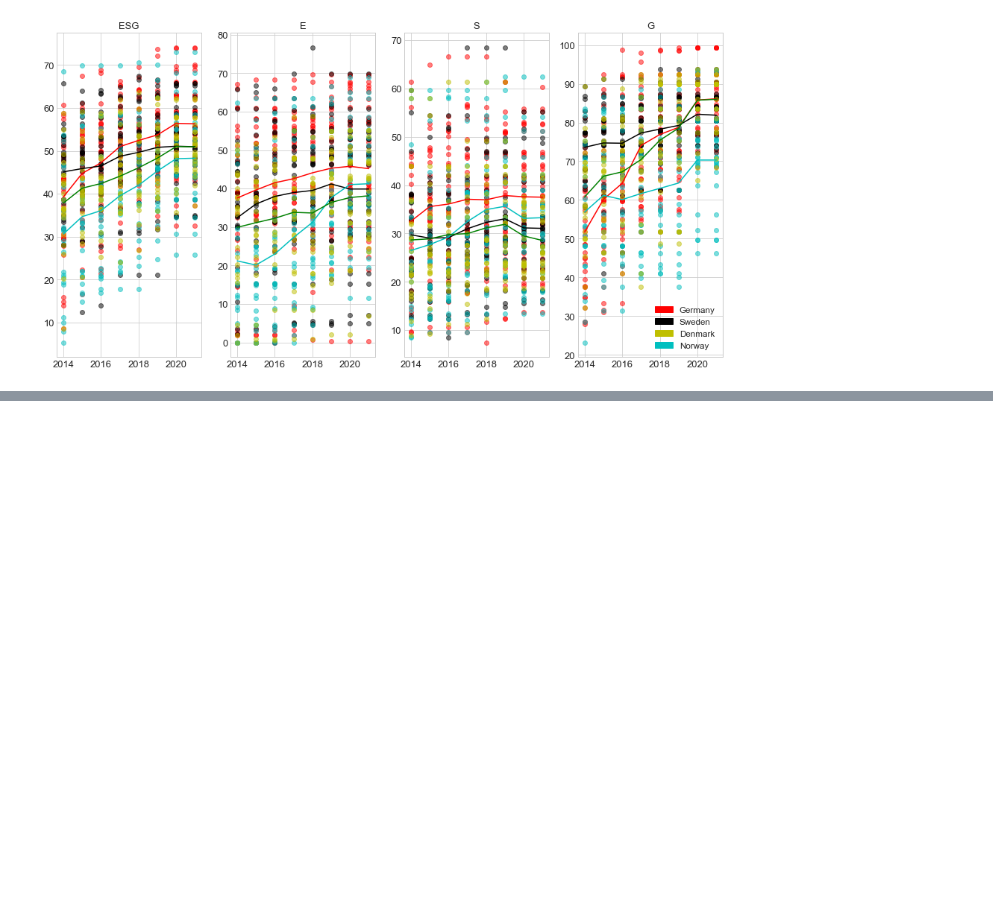
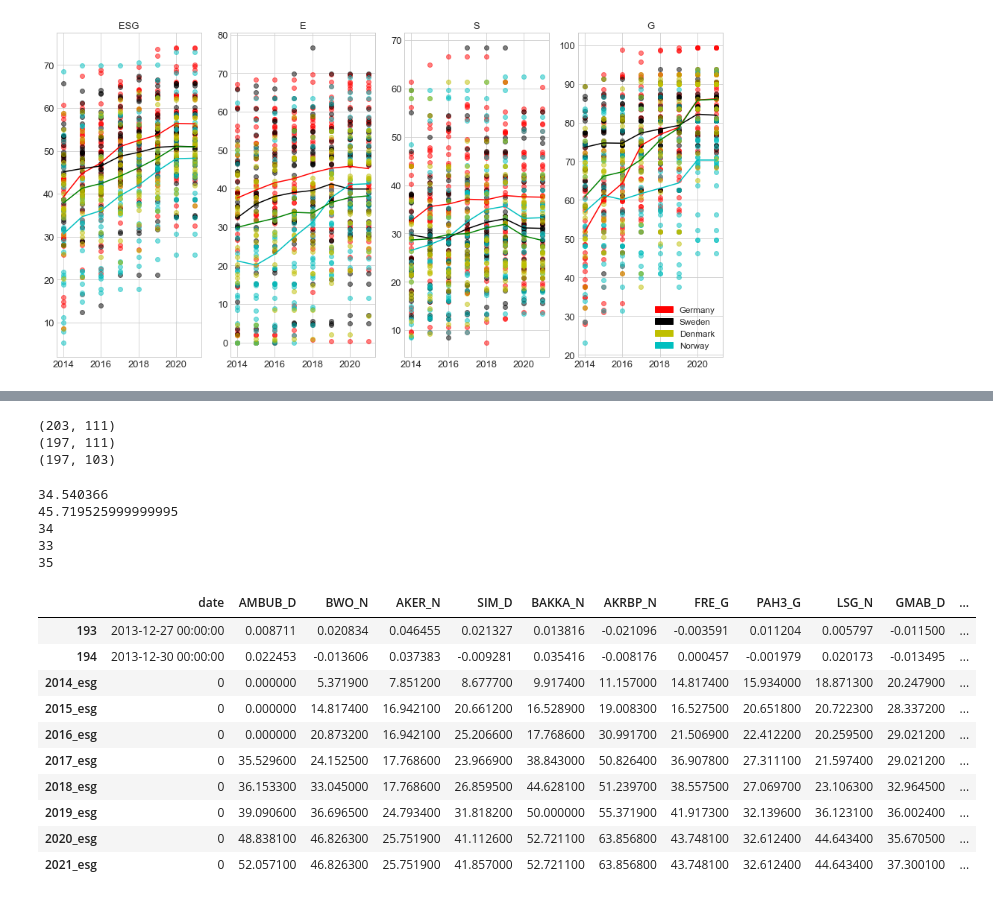
Before and after one commit to KamilPan/PS, a Jupyter notebook: ACF /ACF.ipynb, the cells around one changed output, grey strips where cells are left out. Saved outputs shown, nothing was run; the diff lists cells and outputs as text; code cells hidden in the pictures; blank space fills up the shorter version.

```diff
--- a/ACF /ACF.ipynb
+++ b/ACF /ACF.ipynb
@@ -230,25 +216,3 @@ esg_esg.columns = esg_esg.columns.str.replace('_ESG', '')
 for i in rt.columns[1:]:
     rt.loc[:,i] = rt.loc[:,i].pct_change(1)
 rt.drop(index=[0], inplace=True)
-# %%
-# I don't want to have any observation for given asset for given year
-# if there are some NaN for that year
-for i in rt.columns:
-    if rt.loc['2013-01-01': '2013-12-31', i].isnull().sum() > 0:
-        rt.loc['2013-01-01': '2013-12-31', i] = float('NaN')
-
-for i in rt.columns:
-    if rt.loc['2014-01-01': '2014-12-31', i].isnull().sum() > 0:
-        rt.loc['2014-01-01': '2014-12-31', i] = float('NaN')
-
-for i in rt.columns:
-    if rt.loc['2015-01-01': '2015-12-31', i].isnull().sum() > 0:
-        rt.loc['2015-01-01': '2015-12-31', i] = float('NaN')
-
-for i in rt.columns:
-    if rt.loc['2016-01-01': '2016-12-31', i].isnull().sum() > 0:
-        rt.loc['2016-01-01': '2016-12-31', i] = float('NaN')
-
-for i in rt.columns:
-    if rt.loc['2017-01-01': '2017-12-31', i].isnull().sum() > 0:
-        rt.loc['2017-01-01': '2017-12-31', i] = float('NaN')
@@ -333,2 +228,49 @@ rtt
 # %%
 #rff = pd.merge(rtt, ff, how='left') #merges two series
+# %%
+filt = (rtt['date'] >= pd.to_datetime('2013-01-01')) & (rtt['date'] <= pd.to_datetime('2013-12-31'))
+thirteen = rtt[filt]
+thirteen = pd.concat([thirteen, esg_esg])
+print(thirteen.shape)
+thirteen = thirteen.replace(0, np.nan)
+thirteen.dropna(how='all', axis='index', thresh=55, inplace=True)
+print(thirteen.shape)
+thirteen.dropna(how='all', axis='columns', thresh=150, inplace=True)
+thirteen = thirteen.replace(np.nan, 0)
+print(thirteen.shape)
+# %% [output]
+(203, 111)
+(197, 111)
+(197, 103)
+# %%
+q_l = thirteen.loc[thirteen.index[-8], 'ADS_G' : 'VWS_D'].quantile(q=0.33)
+q_h = thirteen.loc[thirteen.index[-8], 'ADS_G' : 'VWS_D'].quantile(q=0.66)
+I = (thirteen.loc['2014_esg', 'ADS_G':'VWS_D'] < q_l)
+Ii = (thirteen.loc['2014_esg', 'ADS_G':'VWS_D'] >= q_l) & (thirteen.loc['2014_esg', 'ADS_G':'VWS_D'] < q_h)
+Iii = (thirteen.loc['2014_esg', 'ADS_G':'VWS_D'] > q_h)
+print(q_l)
+print(q_h)
+print(I.sum())
+print(Ii.sum())
+print(Iii.sum())
+# %% [output]
+34.540366
+45.719525999999995
+34
+33
+35
+# %%
+thirteen.sort_values(by = '2014_esg', axis = 1, na_position ='first', inplace=True)
+thirteen.tail(10)
+# %% [output]
+|  | date | AMBUB_D | BWO_N | AKER_N | SIM_D | BAKKA_N | AKRBP_N | FRE_G | PAH3_G | LSG_N | GMAB_D | ... |
+| 193 | 2013-12-27 00:00:00 | 0.008711 | 0.020834 | 0.046455 | 0.021327 | 0.013816 | -0.021096 | -0.003591 | 0.011204 | 0.005797 | -0.011500 | ... |
+| 194 | 2013-12-30 00:00:00 | 0.022453 | -0.013606 | 0.037383 | -0.009281 | 0.035416 | -0.008176 | 0.000457 | -0.001979 | 0.020173 | -0.013495 | ... |
+| 2014_esg | 0 | 0.000000 | 5.371900 | 7.851200 | 8.677700 | 9.917400 | 11.157000 | 14.817400 | 15.934000 | 18.871300 | 20.247900 | ... |
+| 2015_esg | 0 | 0.000000 | 14.817400 | 16.942100 | 20.661200 | 16.528900 | 19.008300 | 16.527500 | 20.651800 | 20.722300 | 28.337200 | ... |
+| 2016_esg | 0 | 0.000000 | 20.873200 | 16.942100 | 25.206600 | 17.768600 | 30.991700 | 21.506900 | 22.412200 | 20.259500 | 29.021200 | ... |
+| 2017_esg | 0 | 35.529600 | 24.152500 | 17.768600 | 23.966900 | 38.843000 | 50.826400 | 36.907800 | 27.311100 | 21.597400 | 29.021200 | ... |
+| 2018_esg | 0 | 36.153300 | 33.045000 | 17.768600 | 26.859500 | 44.628100 | 51.239700 | 38.557500 | 27.069700 | 23.106300 | 32.964500 | ... |
+| 2019_esg | 0 | 39.090600 | 36.696500 | 24.793400 | 31.818200 | 50.000000 | 55.371900 | 41.917300 | 32.139600 | 36.123100 | 36.002400 | ... |
+| 2020_esg | 0 | 48.838100 | 46.826300 | 25.751900 | 41.112600 | 52.721100 | 63.856800 | 43.748100 | 32.612400 | 44.643400 | 35.670500 | ... |
+| 2021_esg | 0 | 52.057100 | 46.826300 | 25.751900 | 41.857000 | 52.721100 | 63.856800 | 43.748100 | 32.612400 | 44.643400 | 37.300100 | ... |
```
Also changed, not shown: parts of 12 cells of this notebook.
